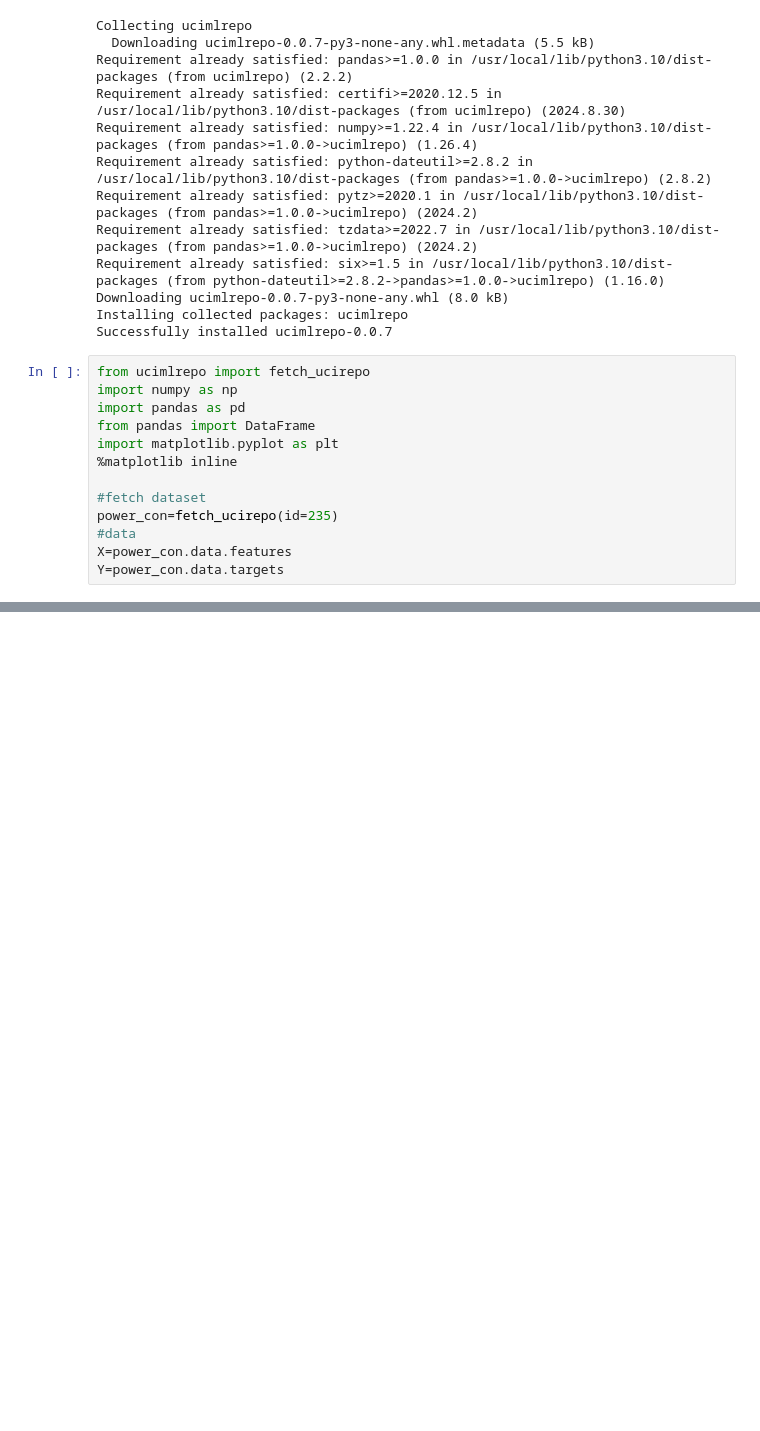
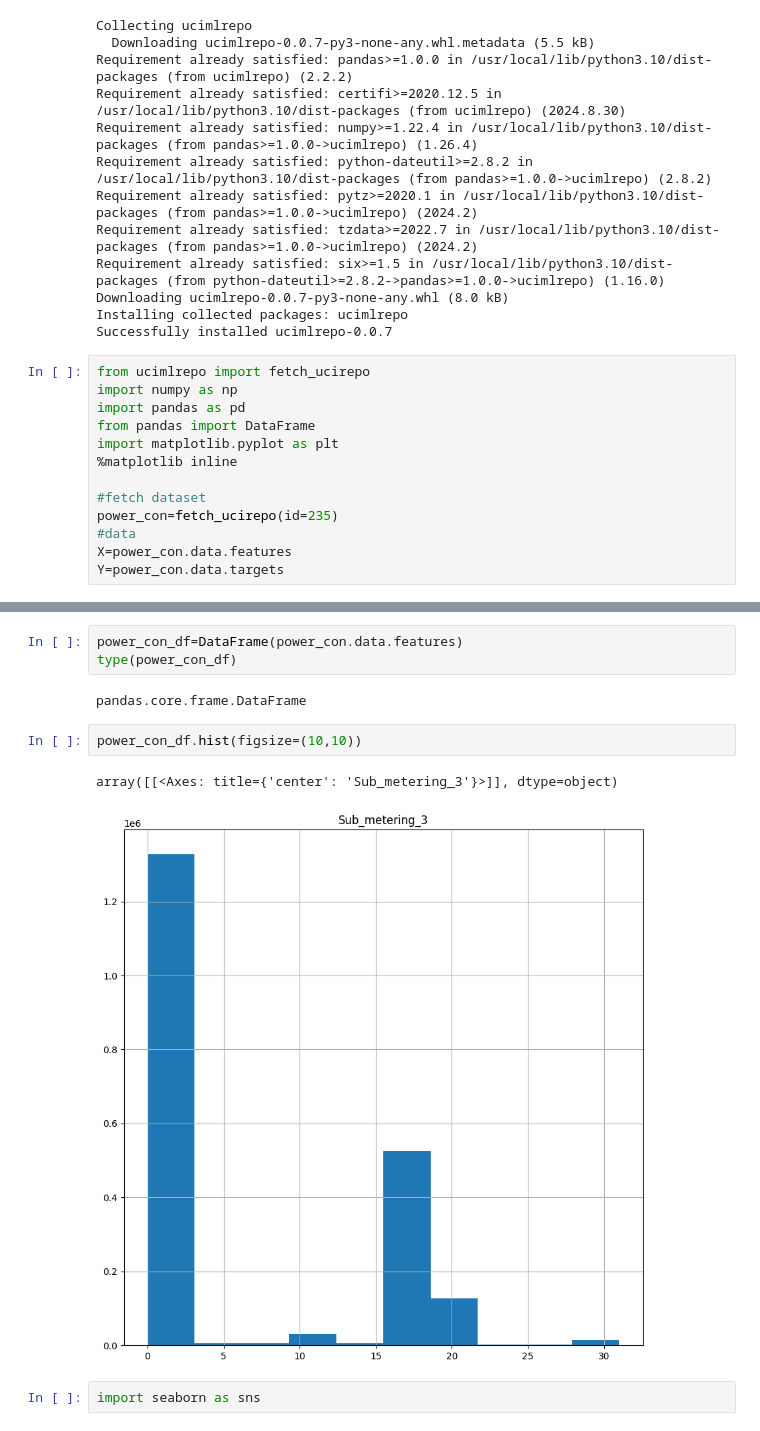
Before and after one commit to 2303A51552/AIML-2025, a Jupyter notebook: Lab_10.ipynb, the cells around one changed output, grey strips where cells are left out. Drawn from its saved outputs; the diff is of its cells as text; blank space fills up the shorter version.

```diff
--- a/Lab_10.ipynb
+++ b/Lab_10.ipynb
@@ -30,0 +108,12 @@ Y=power_con.data.targets
+# %%
+power_con_df=DataFrame(power_con.data.features)
+type(power_con_df)
+# %% [output]
+pandas.core.frame.DataFrame
+# %%
+power_con_df.hist(figsize=(10,10))
+# %% [output]
+array([[<Axes: title={'center': 'Sub_metering_3'}>]], dtype=object)
+[figure, added]
+# %%
+import seaborn as sns
```
Also changed, not shown: parts of 16 cells of this notebook.
